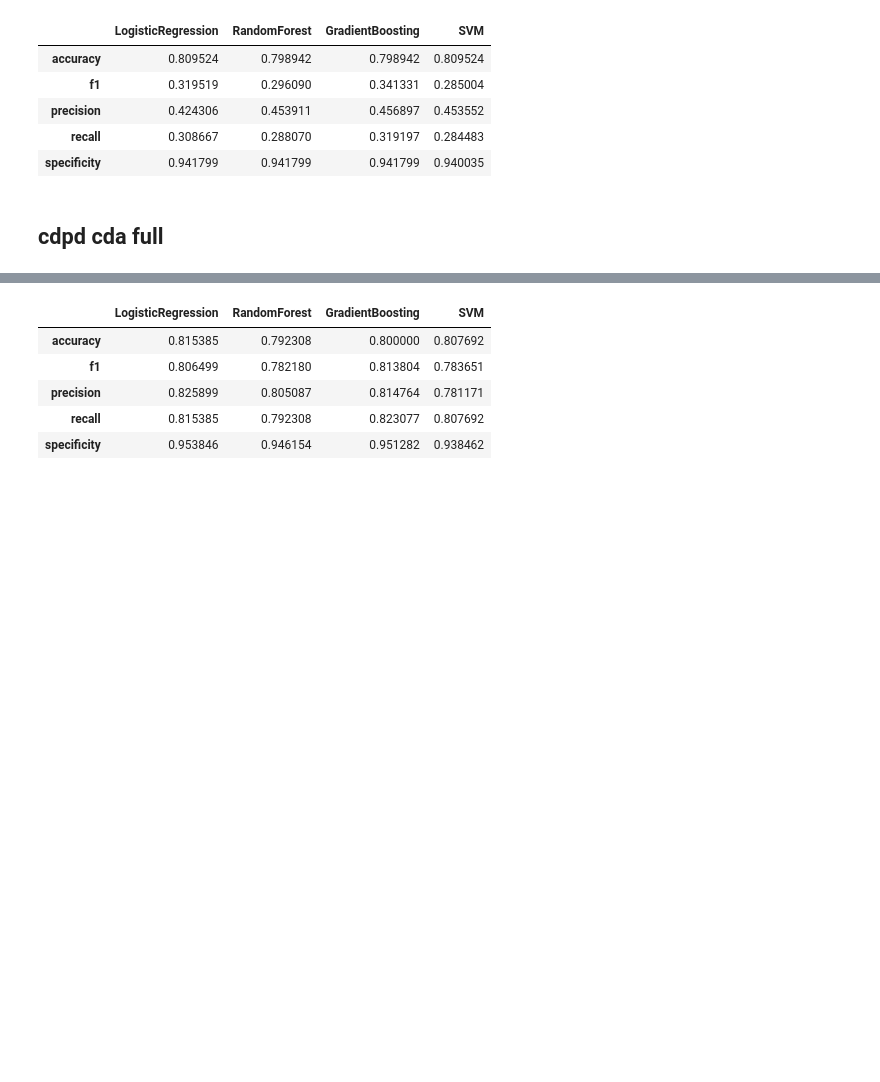
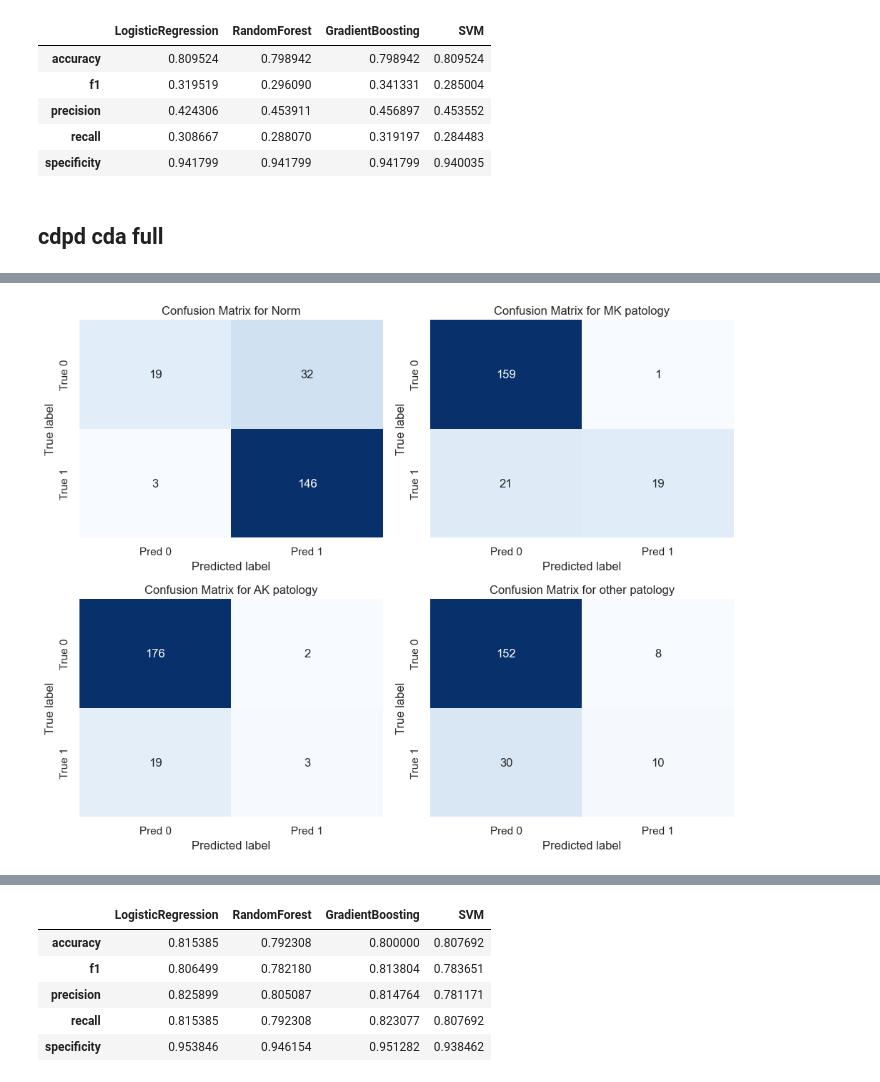
Before and after one commit to AnyashaTk/ElectronicStetoscope-Automizer-, a Jupyter notebook: notebooks/multilabel_trainings.ipynb, the cells around one changed output, grey strips where cells are left out. Cells and saved outputs as stored; diff of their text form; code cells hidden in the pictures; blank space fills up the shorter version.

```diff
--- a/notebooks/multilabel_trainings.ipynb
+++ b/notebooks/multilabel_trainings.ipynb
@@ -440,0 +595,5 @@ Training SVM...
+# %%
+# со всеми данными правильными данными
+show_matrix(matrixes['GradientBoosting'], ['Norm', 'MK patology', 'AK patology', 'other patology'])
+# %% [output]
+[figure, added]
```
Also changed, not shown: parts of 28 cells of this notebook, 5 other files.
